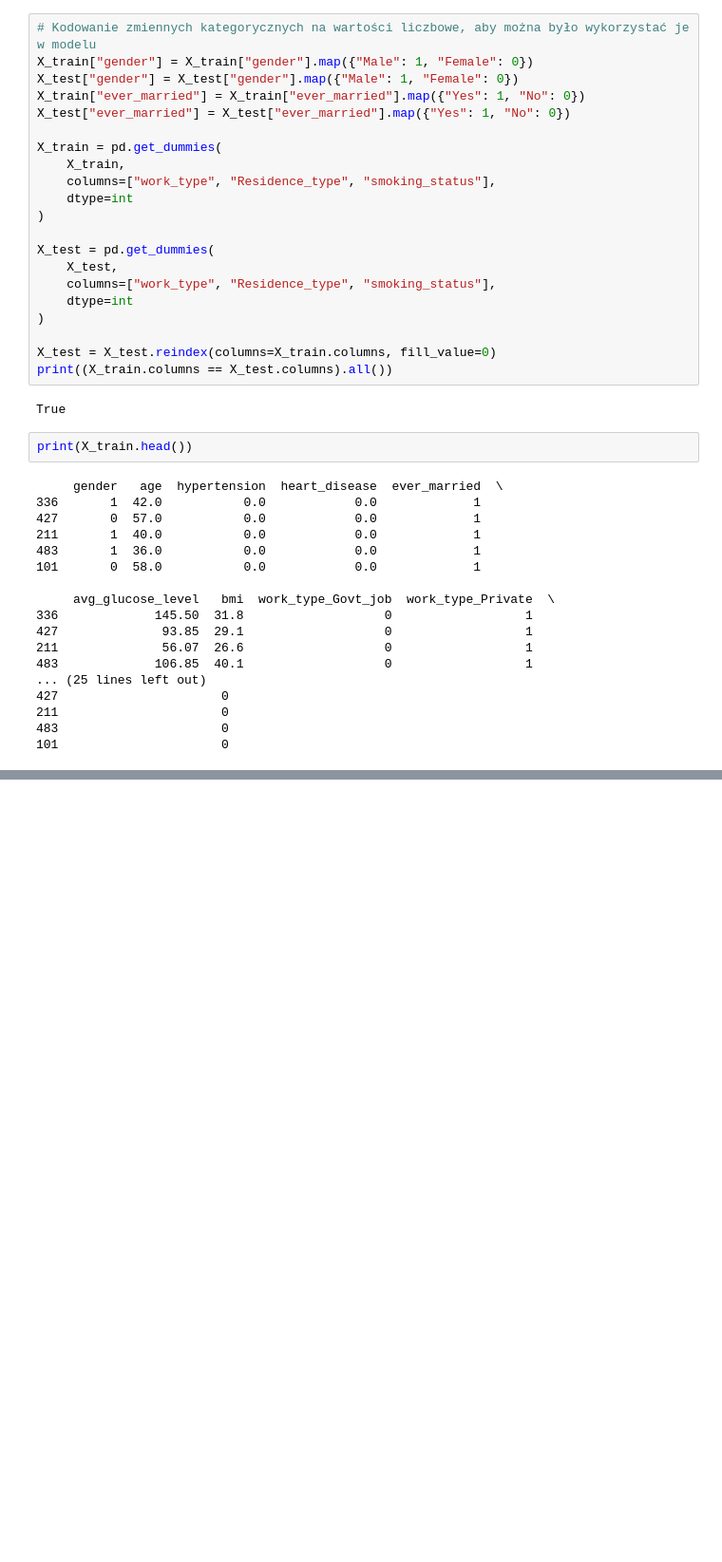
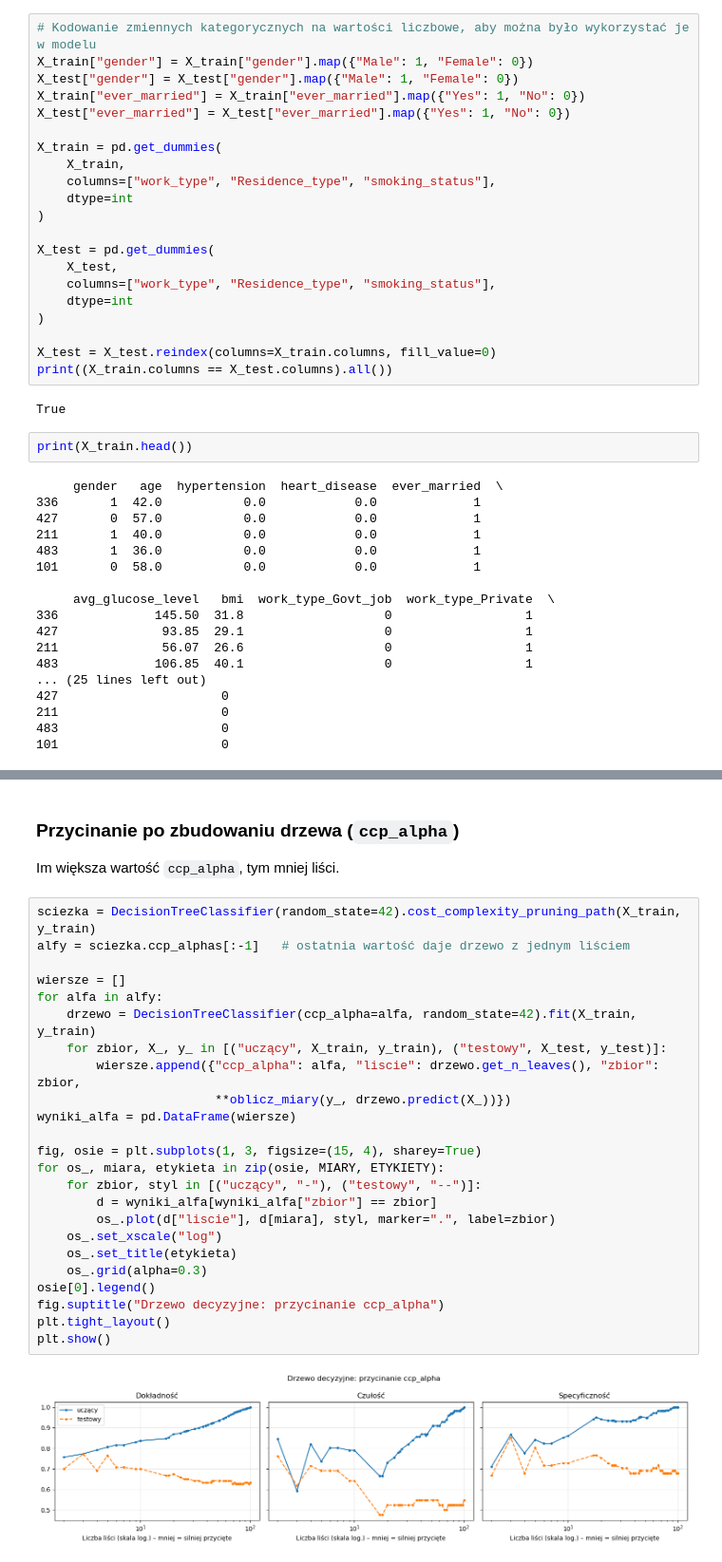
Before and after one commit to waclawik/Uczenie-maszynowe, a Jupyter notebook: Ćw_3_Wacławik_Zientarska.ipynb, the cells around one changed output, grey strips where cells are left out. Shown at 95% size. Saved outputs shown, nothing was run; the diff lists cells and outputs as text; blank space fills up the shorter version.

```diff
--- a/Ćw_3_Wacławik_Zientarska.ipynb
+++ b/Ćw_3_Wacławik_Zientarska.ipynb
@@ -358,0 +384,30 @@ plt.show()
+# %% [markdown]
+### Przycinanie po zbudowaniu drzewa (`ccp_alpha`)
+
+Im większa wartość `ccp_alpha`, tym mniej liści.
+# %%
+sciezka = DecisionTreeClassifier(random_state=42).cost_complexity_pruning_path(X_train, y_train)
+alfy = sciezka.ccp_alphas[:-1]   # ostatnia wartość daje drzewo z jednym liściem
+
+wiersze = []
+for alfa in alfy:
+    drzewo = DecisionTreeClassifier(ccp_alpha=alfa, random_state=42).fit(X_train, y_train)
+    for zbior, X_, y_ in [("uczący", X_train, y_train), ("testowy", X_test, y_test)]:
+        wiersze.append({"ccp_alpha": alfa, "liscie": drzewo.get_n_leaves(), "zbior": zbior,
+                        **oblicz_miary(y_, drzewo.predict(X_))})
+wyniki_alfa = pd.DataFrame(wiersze)
+
+fig, osie = plt.subplots(1, 3, figsize=(15, 4), sharey=True)
+for os_, miara, etykieta in zip(osie, MIARY, ETYKIETY):
+    for zbior, styl in [("uczący", "-"), ("testowy", "--")]:
+        d = wyniki_alfa[wyniki_alfa["zbior"] == zbior]
+        os_.plot(d["liscie"], d[miara], styl, marker=".", label=zbior)
+    os_.set_xscale("log")
+    os_.set_title(etykieta)
+    os_.grid(alpha=0.3)
+osie[0].legend()
+fig.suptitle("Drzewo decyzyjne: przycinanie ccp_alpha")
+plt.tight_layout()
+plt.show()
+# %% [output]
+[figure, added]
```
Also changed, not shown: parts of 68 cells of this notebook, 2 other files.
